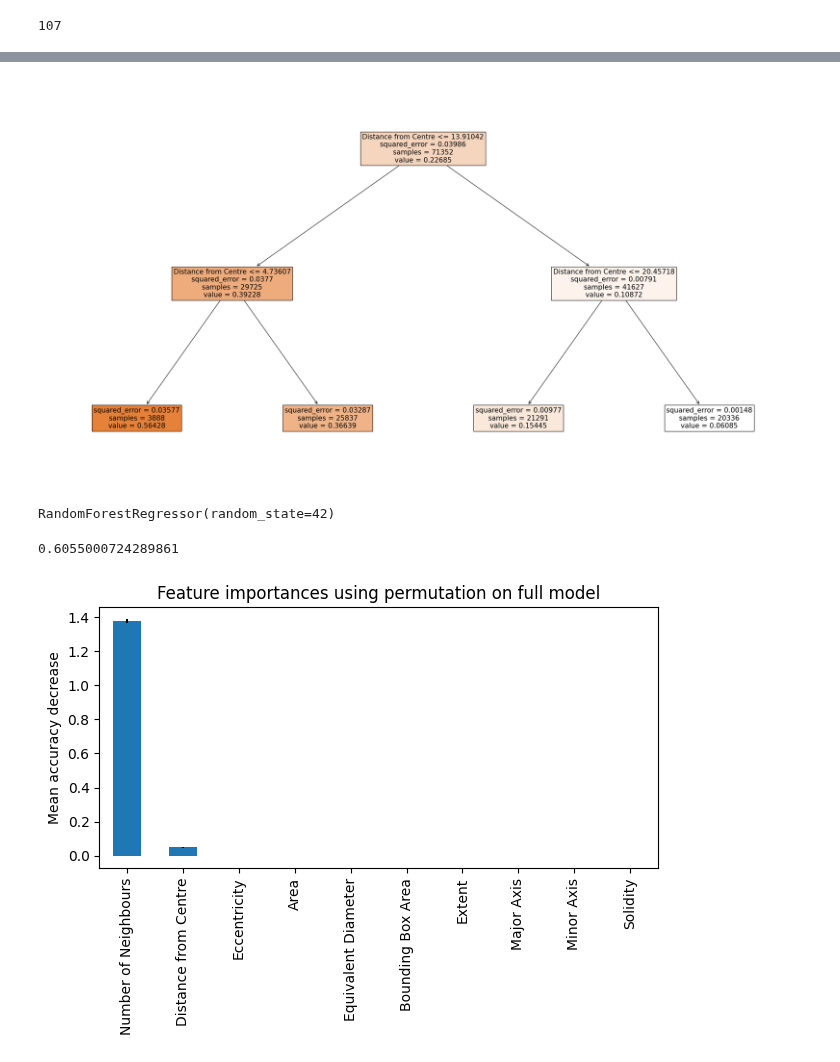
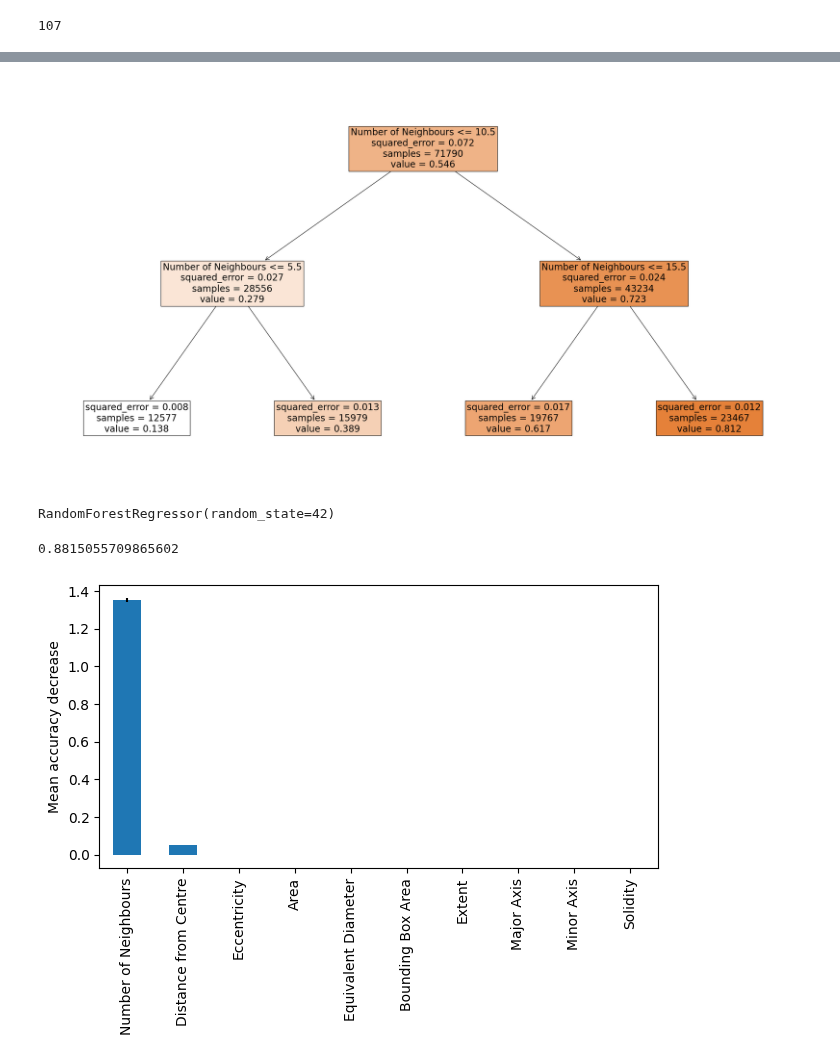
Before and after one commit to Kayzi0/ExplainBlobs, a Jupyter notebook: regression.ipynb, the cells around one changed output, grey strips where cells are left out. Cells and saved outputs as stored; diff of their text form; code cells hidden in the pictures.

```diff
--- a/regression.ipynb
+++ b/regression.ipynb
@@ -247,7 +254,7 @@ blob_areas.shape
 #prepare data for training
 from sklearn.model_selection import train_test_split
 X = np.vstack((blob_neighbours, blob_centre_distances, blob_eccentricities, blob_areas, blob_eq_diameter, blob_bboxs, blob_extents, blob_major_axes, blob_minor_axes, blob_solidities))
-
+X = np.vstack((blob_neighbours, blob_centre_distances))
 X = np.transpose(X)
 y = scores
 
@@ -260,10 +267,12 @@ regressor = regressor.fit(X_train, y_train)
 # %%
 from sklearn.tree import plot_tree
 plt.figure(figsize=(30,16))
-plot_tree(regressor, max_depth=2, feature_names=['Number of Neighbours', 'Distance from Centre', 'Eccentricity', 'Area', 'Equivalent Diameter', 'Bounding Box Area', 'Extent', 'Major Axis', 'Minor Axis', 'Solidity'], filled=True, fontsize=15, precision=5)
+# plot_tree(regressor, max_depth=2, feature_names=['Number of Neighbours', 'Distance from Centre', 'Eccentricity', 'Area', 'Equivalent Diameter', 'Bounding Box Area', 'Extent', 'Major Axis', 'Minor Axis', 'Solidity'], filled=True, fontsize=15, precision=5)
+plot_tree(regressor, max_depth=2, feature_names=['Number of Neighbours', 'Distance from Centre'], filled=True, fontsize=20, precision=3)
+
 plt.show()
 # %% [output]
-[figure, old version]
+[figure, new version]
 # %%
 from sklearn.ensemble import RandomForestRegressor
 
@@ -275,7 +284,7 @@ RandomForestRegressor(random_state=42)
 # %%
 forest.score(X_test, y_test)
 # %% [output]
-0.6055000724289861
+0.8815055709865602
 # %%
 from sklearn.inspection import permutation_importance
 
@@ -285,9 +294,8 @@ forest_importances = pd.Series(result.importances_mean, index=feature_names)
 # %%
 fig, ax = plt.subplots()
 forest_importances.plot.bar(yerr=result.importances_std, ax=ax)
-ax.set_title("Feature importances using permutation on full model")
 ax.set_ylabel("Mean accuracy decrease")
 fig.tight_layout()
 plt.show()
 # %% [output]
-[figure, old version]
+[figure, new version]
```
Also changed, not shown: parts of 9 cells of this notebook.
